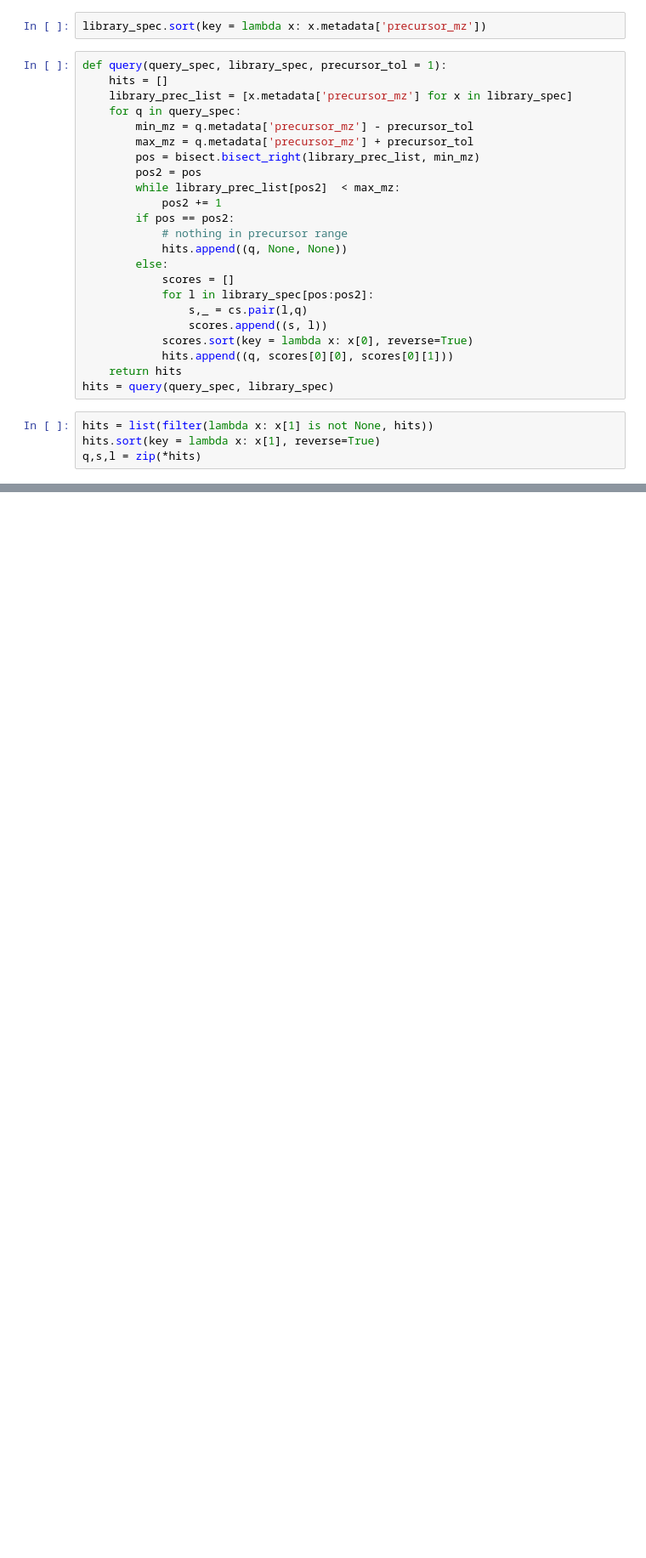
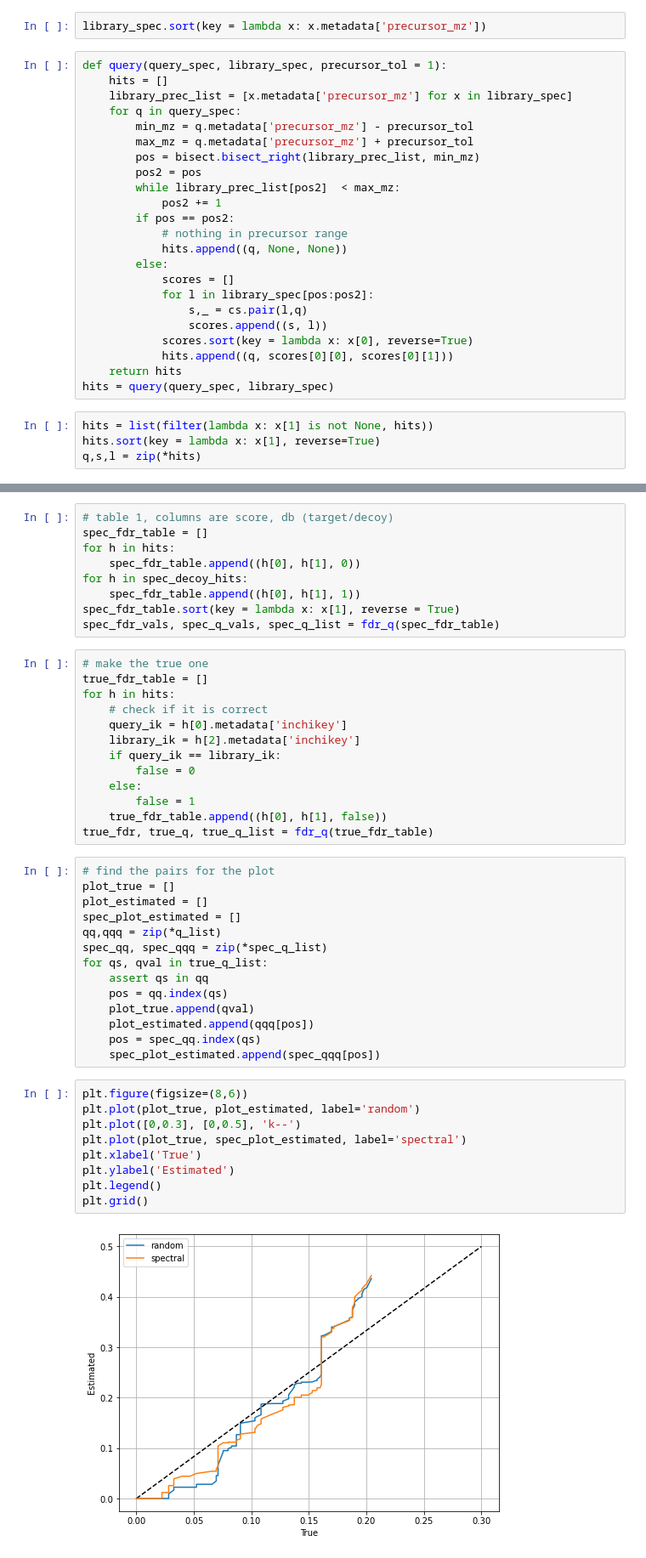
Before and after one commit to nitrozyna/FDR-Metabolomics, a Jupyter notebook: src/passatutto_analysis.ipynb, the cells around one changed output, grey strips where cells are left out. Shown at 85% size. Saved outputs shown, nothing was run; the diff lists cells and outputs as text; blank space fills up the shorter version.

```diff
--- a/src/passatutto_analysis.ipynb
+++ b/src/passatutto_analysis.ipynb
@@ -160,0 +351,47 @@ plt.hist(s, bins=20)
+# %%
+# table 1, columns are score, db (target/decoy)
+spec_fdr_table = []
+for h in hits:
+    spec_fdr_table.append((h[0], h[1], 0))
+for h in spec_decoy_hits:
+    spec_fdr_table.append((h[0], h[1], 1))
+spec_fdr_table.sort(key = lambda x: x[1], reverse = True)
+spec_fdr_vals, spec_q_vals, spec_q_list = fdr_q(spec_fdr_table)
+# %%
+# make the true one
+true_fdr_table = []
+for h in hits:
+    # check if it is correct
+    query_ik = h[0].metadata['inchikey']
+    library_ik = h[2].metadata['inchikey']
+    if query_ik == library_ik:
+        false = 0
+    else:
+        false = 1
+    true_fdr_table.append((h[0], h[1], false))
+true_fdr, true_q, true_q_list = fdr_q(true_fdr_table)
+# %%
+# find the pairs for the plot
+plot_true = []
+plot_estimated = []
+spec_plot_estimated = []
+qq,qqq = zip(*q_list)
+spec_qq, spec_qqq = zip(*spec_q_list)
+for qs, qval in true_q_list:
+    assert qs in qq
+    pos = qq.index(qs)
+    plot_true.append(qval)
+    plot_estimated.append(qqq[pos])
+    pos = spec_qq.index(qs)
+    spec_plot_estimated.append(spec_qqq[pos])
+# %%
+plt.figure(figsize=(8,6))
+plt.plot(plot_true, plot_estimated, label='random')
+plt.plot([0,0.3], [0,0.5], 'k--')
+plt.plot(plot_true, spec_plot_estimated, label='spectral')
+plt.xlabel('True')
+plt.ylabel('Estimated')
+plt.legend()
+plt.grid()
+# %% [output]
+[figure, added]
```
Also changed, not shown: parts of 14 cells of this notebook, 3 other files.
